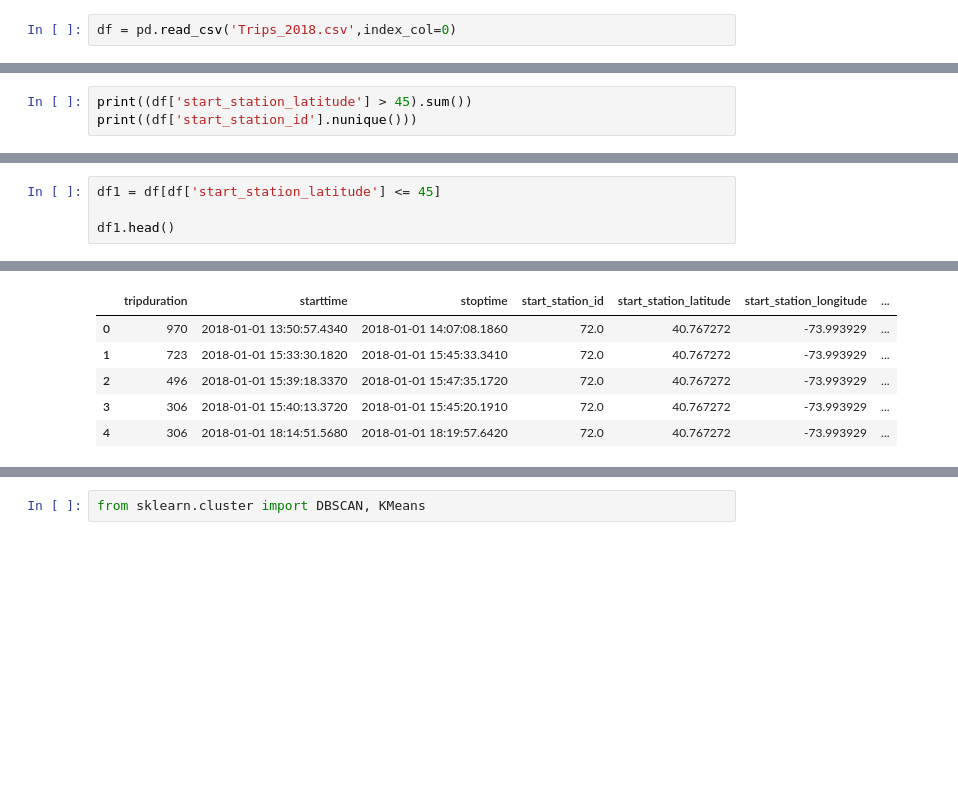
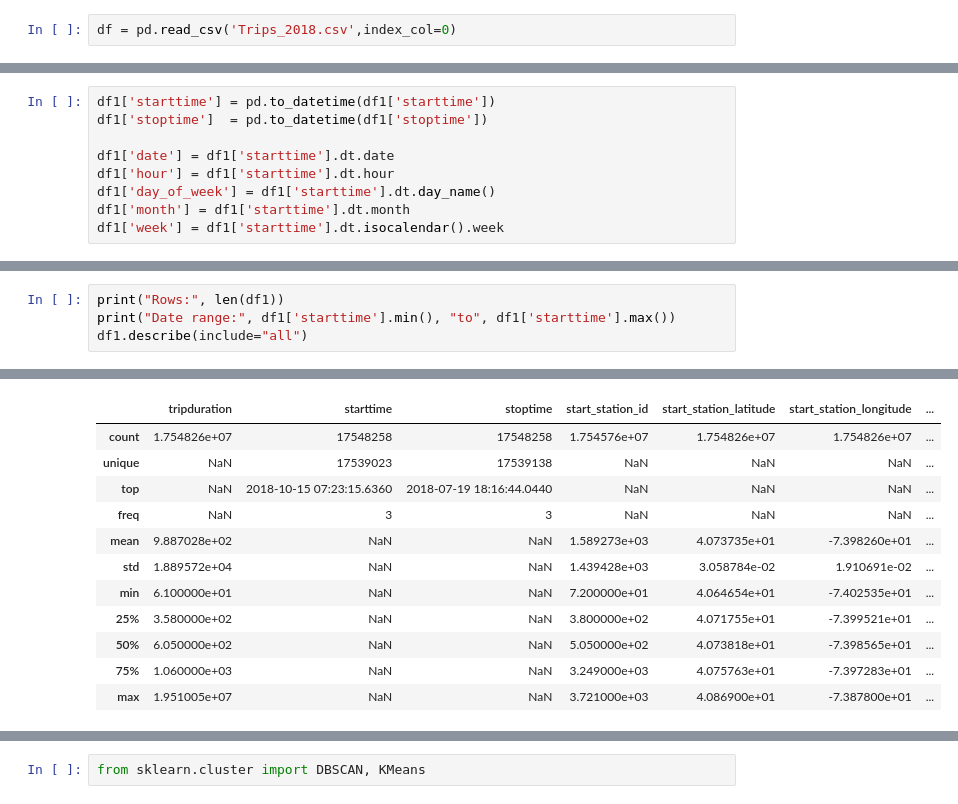
Before and after one commit to jsp566/Intro-to-Business-Analytics-project, a Jupyter notebook: Project.ipynb, the cells around one changed output, grey strips where cells are left out. Drawn from its saved outputs; the diff is of its cells as text; blank space fills up the shorter version.

```diff
--- a/Project.ipynb
+++ b/Project.ipynb
@@ -66,6 +70,12 @@ count             1.754834e+07    1.754584e+07          1.754834e+07
 75%            -7.397344e+01  3.185200e+04  1.989000e+03  1.000000e+00
 max            -7.356891e+01  3.583100e+04  2.002000e+03  2.000000e+00
 # %%
-print((df['start_station_latitude'] > 45).sum())
-print((df['start_station_id'].nunique()))
+df1['starttime'] = pd.to_datetime(df1['starttime'])
+df1['stoptime']  = pd.to_datetime(df1['stoptime'])
+
+df1['date'] = df1['starttime'].dt.date
+df1['hour'] = df1['starttime'].dt.hour
+df1['day_of_week'] = df1['starttime'].dt.day_name()
+df1['month'] = df1['starttime'].dt.month
+df1['week'] = df1['starttime'].dt.isocalendar().week
 # %% [output]
@@ -74,5 +99,5 @@ print((df['start_station_id'].nunique()))
 # %%
-df1 = df[df['start_station_latitude'] <= 45]
-
-df1.head()
+print("Rows:", len(df1))
+print("Date range:", df1['starttime'].min(), "to", df1['starttime'].max())
+df1.describe(include="all")
 # %% [output]
@@ -79,6 +106,12 @@ df1.head()
 |  | tripduration | starttime | stoptime | start_station_id | start_station_latitude | start_station_longitude | ... |
-| 0 | 970 | 2018-01-01 13:50:57.4340 | 2018-01-01 14:07:08.1860 | 72.0 | 40.767272 | -73.993929 | ... |
-| 1 | 723 | 2018-01-01 15:33:30.1820 | 2018-01-01 15:45:33.3410 | 72.0 | 40.767272 | -73.993929 | ... |
-| 2 | 496 | 2018-01-01 15:39:18.3370 | 2018-01-01 15:47:35.1720 | 72.0 | 40.767272 | -73.993929 | ... |
-| 3 | 306 | 2018-01-01 15:40:13.3720 | 2018-01-01 15:45:20.1910 | 72.0 | 40.767272 | -73.993929 | ... |
-| 4 | 306 | 2018-01-01 18:14:51.5680 | 2018-01-01 18:19:57.6420 | 72.0 | 40.767272 | -73.993929 | ... |
+| count | 1.754826e+07 | 17548258 | 17548258 | 1.754576e+07 | 1.754826e+07 | 1.754826e+07 | ... |
+| unique | NaN | 17539023 | 17539138 | NaN | NaN | NaN | ... |
+| top | NaN | 2018-10-15 07:23:15.6360 | 2018-07-19 18:16:44.0440 | NaN | NaN | NaN | ... |
+| freq | NaN | 3 | 3 | NaN | NaN | NaN | ... |
+| mean | 9.887028e+02 | NaN | NaN | 1.589273e+03 | 4.073735e+01 | -7.398260e+01 | ... |
+| std | 1.889572e+04 | NaN | NaN | 1.439428e+03 | 3.058784e-02 | 1.910691e-02 | ... |
+| min | 6.100000e+01 | NaN | NaN | 7.200000e+01 | 4.064654e+01 | -7.402535e+01 | ... |
+| 25% | 3.580000e+02 | NaN | NaN | 3.800000e+02 | 4.071755e+01 | -7.399521e+01 | ... |
+| 50% | 6.050000e+02 | NaN | NaN | 5.050000e+02 | 4.073818e+01 | -7.398565e+01 | ... |
+| 75% | 1.060000e+03 | NaN | NaN | 3.249000e+03 | 4.075763e+01 | -7.397283e+01 | ... |
+| max | 1.951005e+07 | NaN | NaN | 3.721000e+03 | 4.086900e+01 | -7.387800e+01 | ... |
```
Also changed, not shown: parts of 20 cells of this notebook.
